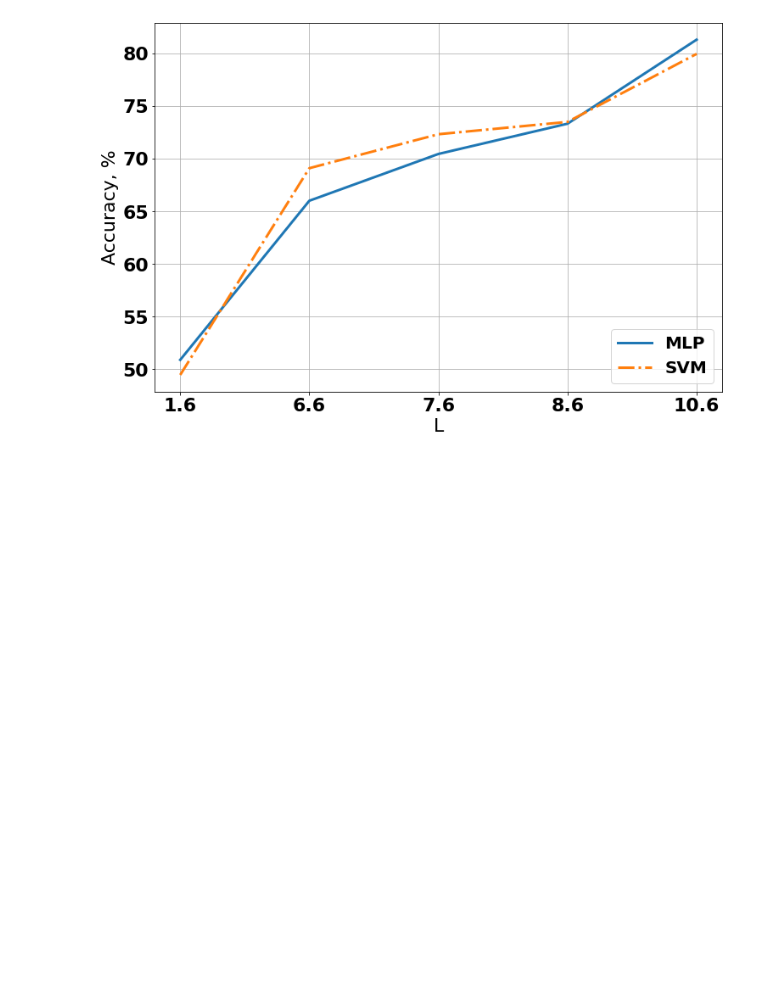
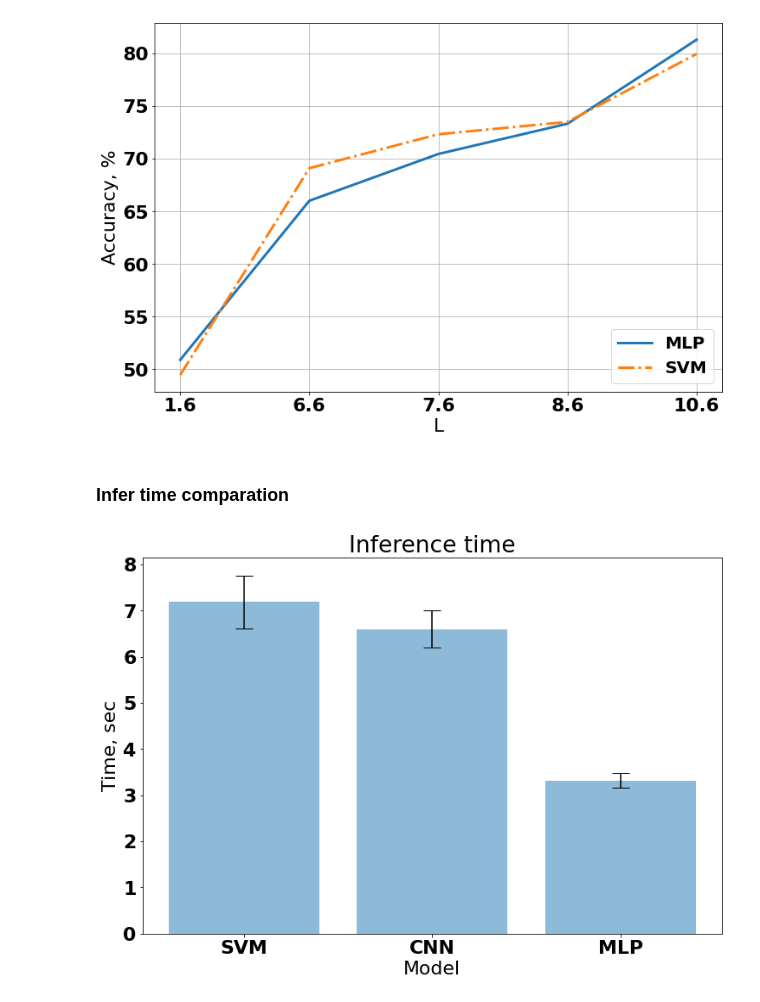
Before and after one commit to alexeyhorkin/ml_dl_with_topology_data, a Jupyter notebook: notebooks/eda/Accuracy_graphs.ipynb, the cells around one changed output. Saved outputs shown, nothing was run; the diff lists cells and outputs as text; code cells hidden in the pictures; blank space fills up the shorter version.

Commit message:
add time comparison time

```diff
--- a/notebooks/eda/Accuracy_graphs.ipynb
+++ b/notebooks/eda/Accuracy_graphs.ipynb
@@ -403,3 +403,22 @@ plt.xticks(x, L)
 plt.grid()
 # %% [output]
 [figure]
+# %% [markdown]
+### Infer time comparation
+# %%
+svm_time = 7.19
+mlp_time = 3.32
+cnn_time = 6.6
+x = [1, 2, 3]
+error = [0.572,  0.401, 0.165]
+barlist = plt.bar(x, [svm_time, cnn_time, mlp_time], yerr=error, capsize=10, alpha=0.5)
+plt.xticks(x, ['SVM', 'CNN', 'MLP'])
+plt.xlabel('Model')
+plt.ylabel('Time, sec')
+plt.title('Inference time')
+# plt.grid()
+# barlist[0].set_color('r')
+
+pass
+# %% [output]
+[figure, added]
```
